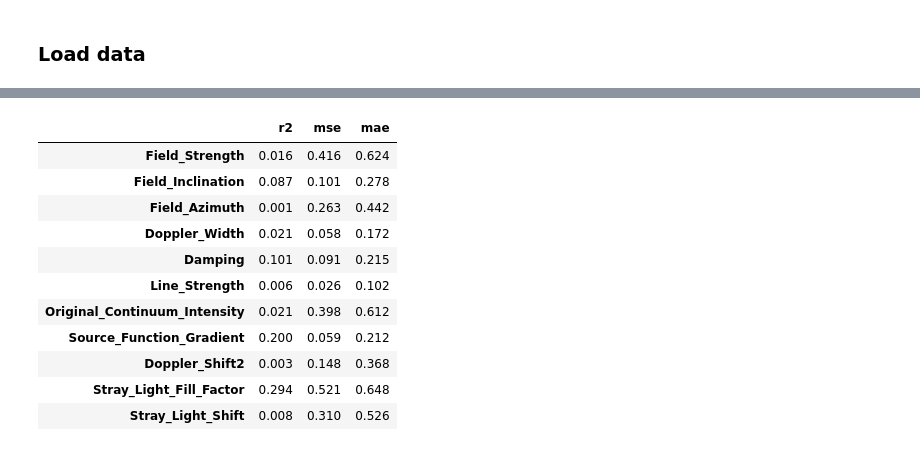
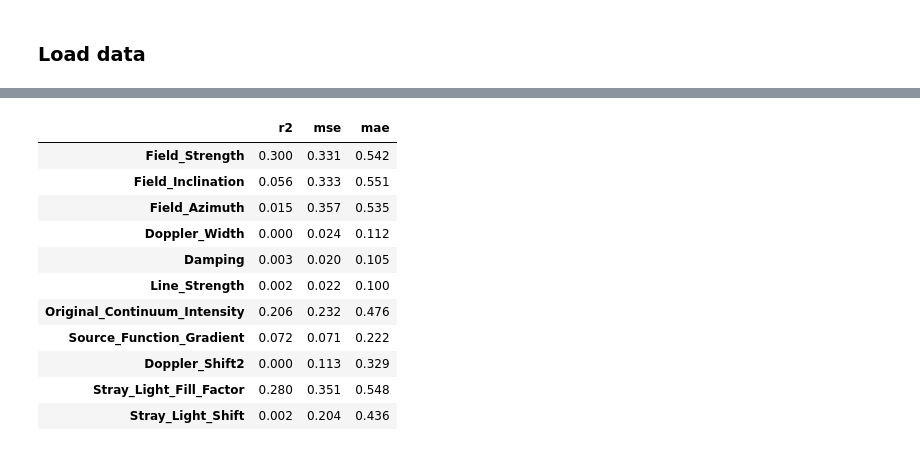
Before and after one commit to hushchyn-mikhail/InverseProblem, a Jupyter notebook: notebooks/param_pred.ipynb, the cells around one changed output, grey strips where cells are left out. Cells and saved outputs as stored; diff of their text form; code cells hidden in the pictures.

```diff
--- a/notebooks/param_pred.ipynb
+++ b/notebooks/param_pred.ipynb
@@ -52,0 +28,6 @@ with open(path_to_json) as f:
+# %%
+refer_path = '../data/reference.fits'
+refer, names = open_param_file(refer_path)
+_, mask = create_mask(refer.reshape(-1, 11))
+masked_refer = np.ma.array(refer.reshape(-1, 11), mask = mask)
+masked_refer = masked_refer.reshape(512, 485, 11)
@@ -52,0 +46,5 @@ with open(path_to_json) as f:
+# %%
+refer_unnorm, _ = open_param_file(refer_path, normalize=False)
+_, mask = create_mask(refer_unnorm.reshape(-1, 11))
+masked_refer_unnorm = np.ma.array(refer_unnorm.reshape(-1, 11), mask = mask)
+masked_refer_unnorm = masked_refer_unnorm.reshape(512, 485, 11)
@@ -53,2 +70,4 @@ with open(path_to_json) as f:
 # %%
 params = fits.open('../data/small_parameters_base.fits')[0].data
+pop_inds, _ = create_mask(params)
+params = np.delete(params, pop_inds, axis=0)
@@ -71,2 +89,2 @@ Epoch 005 train_loss: 0.9508 val_loss 0.9247
 # %%
-predicted_mu, predicted_sigma = model.predict_refer('../data/reference.fits')
+predicted_mu, predicted_sigma = model.predict_refer(masked_refer_unnorm)
@@ -85,16 +91,16 @@ Stray_Light_Shift
 # %%
-df_ind = compute_metrics(refer, predicted_mu, names)
+df_ind = compute_metrics(masked_refer, predicted_mu, names, True)
 df_ind
 # %% [output]
 |  | r2 | mse | mae |
-| Field_Strength | 0.016 | 0.416 | 0.624 |
-| Field_Inclination | 0.087 | 0.101 | 0.278 |
-| Field_Azimuth | 0.001 | 0.263 | 0.442 |
-| Doppler_Width | 0.021 | 0.058 | 0.172 |
-| Damping | 0.101 | 0.091 | 0.215 |
-| Line_Strength | 0.006 | 0.026 | 0.102 |
-| Original_Continuum_Intensity | 0.021 | 0.398 | 0.612 |
-| Source_Function_Gradient | 0.200 | 0.059 | 0.212 |
-| Doppler_Shift2 | 0.003 | 0.148 | 0.368 |
-| Stray_Light_Fill_Factor | 0.294 | 0.521 | 0.648 |
-| Stray_Light_Shift | 0.008 | 0.310 | 0.526 |
+| Field_Strength | 0.300 | 0.331 | 0.542 |
+| Field_Inclination | 0.056 | 0.333 | 0.551 |
+| Field_Azimuth | 0.015 | 0.357 | 0.535 |
+| Doppler_Width | 0.000 | 0.024 | 0.112 |
+| Damping | 0.003 | 0.020 | 0.105 |
+| Line_Strength | 0.002 | 0.022 | 0.100 |
+| Original_Continuum_Intensity | 0.206 | 0.232 | 0.476 |
+| Source_Function_Gradient | 0.072 | 0.071 | 0.222 |
+| Doppler_Shift2 | 0.000 | 0.113 | 0.329 |
+| Stray_Light_Fill_Factor | 0.280 | 0.351 | 0.548 |
+| Stray_Light_Shift | 0.002 | 0.204 | 0.436 |
```
Also changed, not shown: parts of 28 cells of this notebook, 4 other files.
